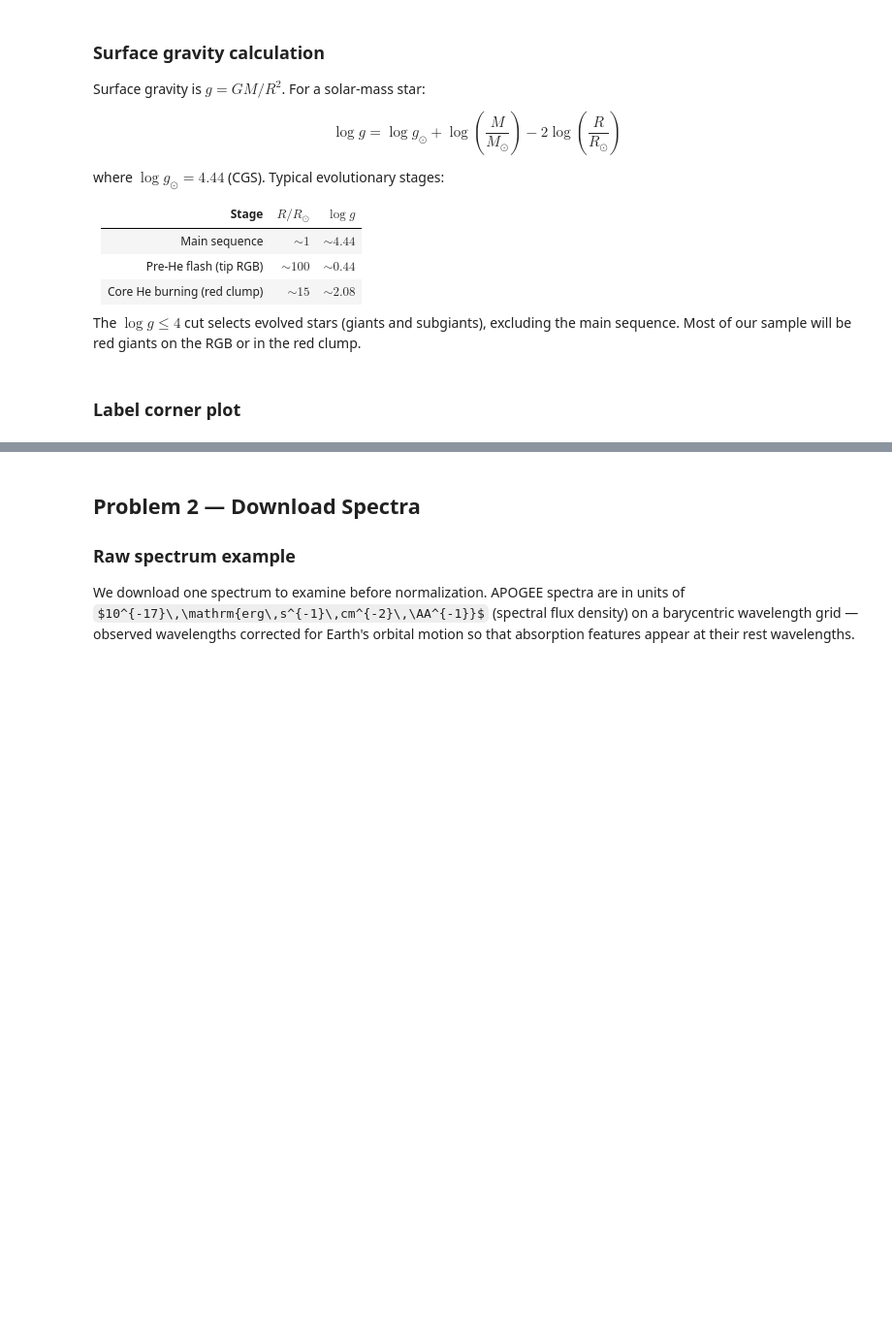
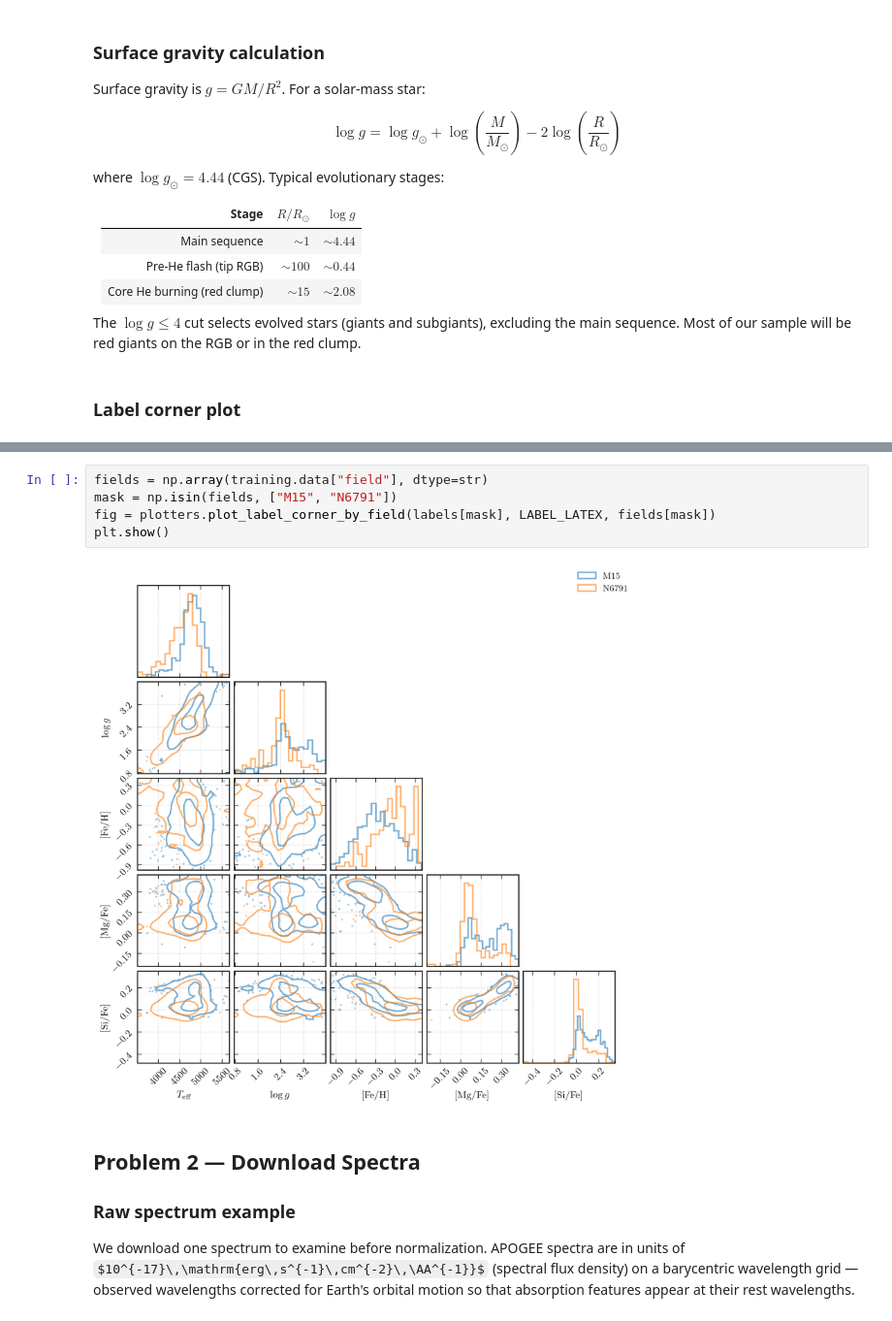
Before and after one commit to raw-asparagus/ay-128, a Jupyter notebook: labs/02/01-training-set.ipynb, the cells around one changed output, grey strips where cells are left out. Shown at 97% size. Drawn from its saved outputs; the diff is of its cells as text; some formulas as TeX source; blank space fills up the shorter version.

```diff
--- a/labs/02/01-training-set.ipynb
+++ b/labs/02/01-training-set.ipynb
@@ -105,3 +68,10 @@ plt.show()
+# %%
+fields = np.array(training.data["field"], dtype=str)
+mask = np.isin(fields, ["M15", "N6791"])
+fig = plotters.plot_label_corner_by_field(labels[mask], LABEL_LATEX, fields[mask])
+plt.show()
+# %% [output]
+[figure, added]
 # %% [markdown]
 ## Problem 2 — Download Spectra
 
```
Also changed, not shown: parts of 14 cells of this notebook, 54 other files.
